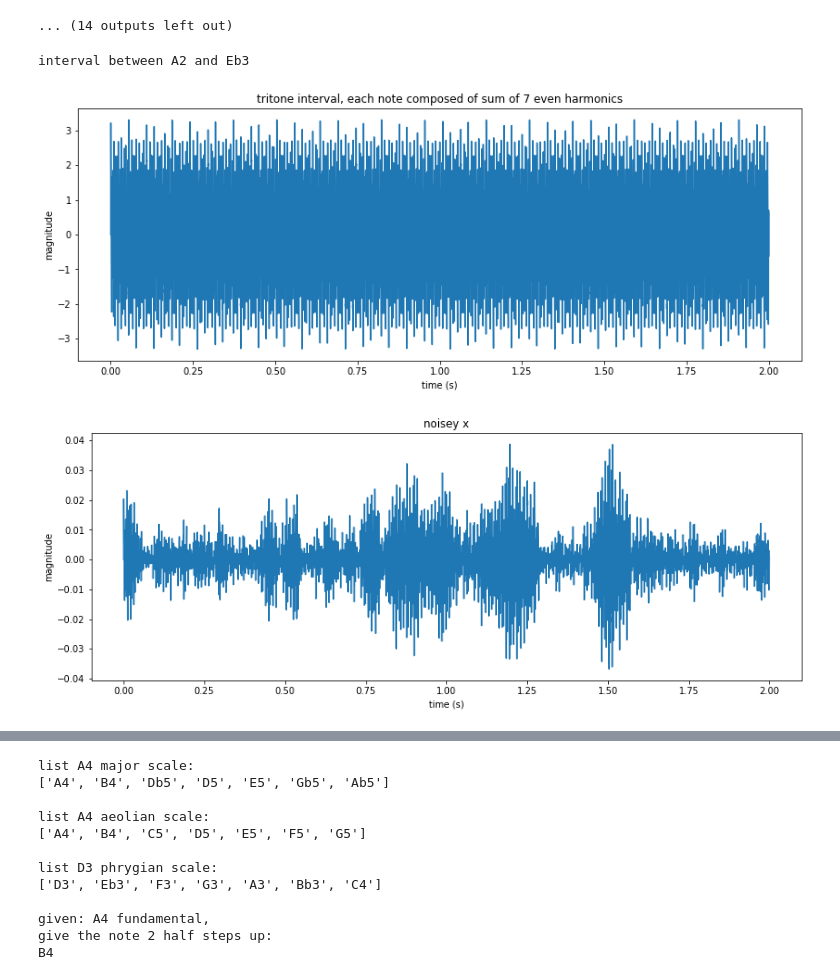
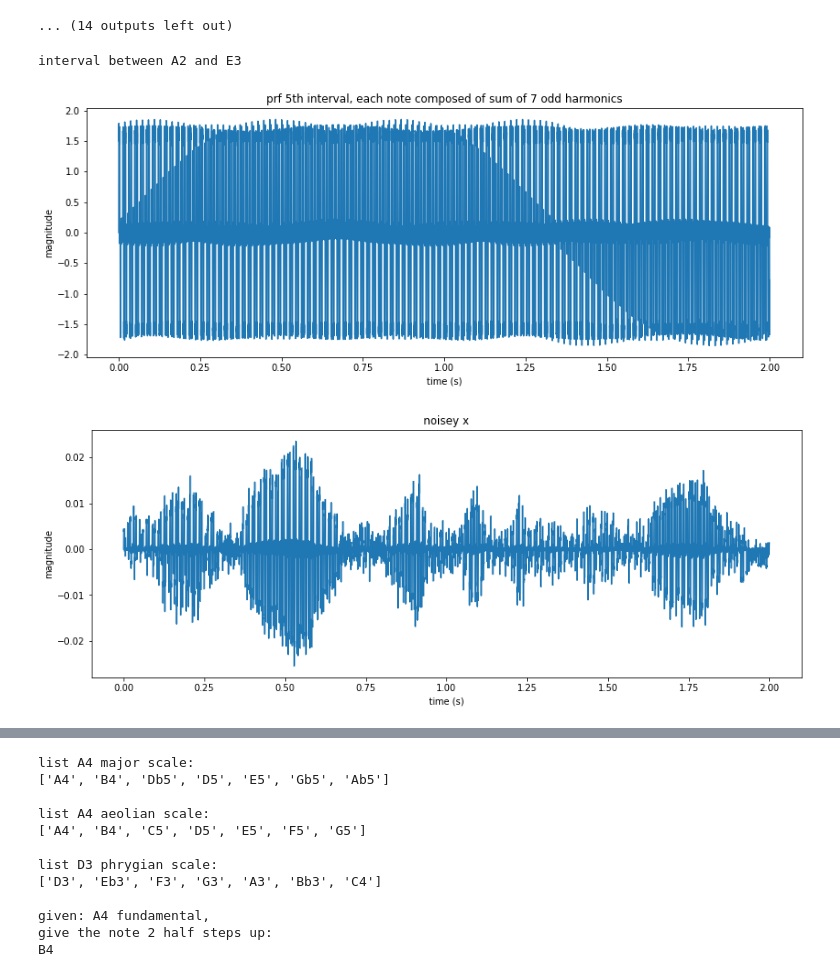
Before and after one commit to nip2/dsp_examples, a Jupyter notebook: music/music_intervals.ipynb, the cells around one changed output, grey strips where cells are left out. Cells and saved outputs as stored; diff of their text form; code cells hidden in the pictures.

Commit message:
updated musical intervals

```diff
--- a/music/music_intervals.ipynb
+++ b/music/music_intervals.ipynb
@@ -140,13 +140,18 @@ def simple_harmonic(N,fs,fund,pitch,harm,num_harm):
         x_title = 'sum of %d odd harmonics' % num_harm
     elif harm == 'overlay':
         fig= plt.figure(figsize=(15,6))
-        t = np.linspace(0,Ts*N,N)
+        #t = np.linspace(0,Ts*N,N)
+
+        Tp = 1/f0
+        Nt = int(round(Tp/Ts))
+        t = np.linspace(0,Ts*Nt,Nt)
+
         for m in range(num_harm):
             x = np.zeros(N)
             harm = (1/(1+m))*np.sin(w0*(1+m)*Ts*n)
             x = x + harm
             x_title = 'all harmonics to %d' % num_harm
-            plt.plot(t,harm)
+            plt.plot(t,harm[:len(t)])
             plt.title('%d harmonics' % num_harm)
             plt.xlabel('time (s)')
 
@@ -417,7 +422,7 @@ def findLocalMaximaMinima(n, arr):
 N = 2*fs
 # choose notes
 f0 = 'A2'
-fb = 'Eb3'
+fb = 'E3'
 print('interval between %s and %s' %(f0,fb))
 
 # get interval name from distance between note names
@@ -426,38 +431,38 @@ interval_name = intervals[semi_int]
 
 # combine waveforms and plot
 num_harm = 7
-harm_type = 'even'
+harm_type = 'odd'
 x1,x1_title = simple_harmonic(N,fs,f0,pitch,harm_type,num_harm)
 x2,_ = simple_harmonic(N,fs,fb,pitch,harm_type,num_harm)
 x = x1 + x2
 x_title = '%s interval, each note composed of ' %(interval_name) + x1_title
 plot_waveforms(Ts,N,x,x_title)
 
 # add some weird noise
 # take derivative, normalize, combine with random[0,1]
 t = np.linspace(0,Ts*N,N)
 dx = np.gradient(x, t)
 norm = np.linalg.norm(dx)
 norm_dx = dx/norm
 rando = np.random.rand(N)
 noise = rando * norm_dx
 
 #mov avg noise
 c = fs/N         # coeff
 cutoff = 2000    # Hz
 M = int(round(1/c * cutoff))
 rect = 1/M * np.ones(M)
 noise = np.convolve(rect,noise,'same')
 norm = np.linalg.norm(noise)
 norm_noise = noise/norm
 
 # combine noise and signal, plot
 noisex = x * norm_noise
 plot_waveforms(Ts,N,noisex,'noisey x')
 # %% [output]
-interval between A2 and Eb3
+interval between A2 and E3
-[figure, old version]
+[figure, new version]
-[figure, old version]
+[figure, new version]
 # %%
 # plot spectral content
 # take fft of previous array, x
```
Also changed, not shown: parts of 2 cells of this notebook.
